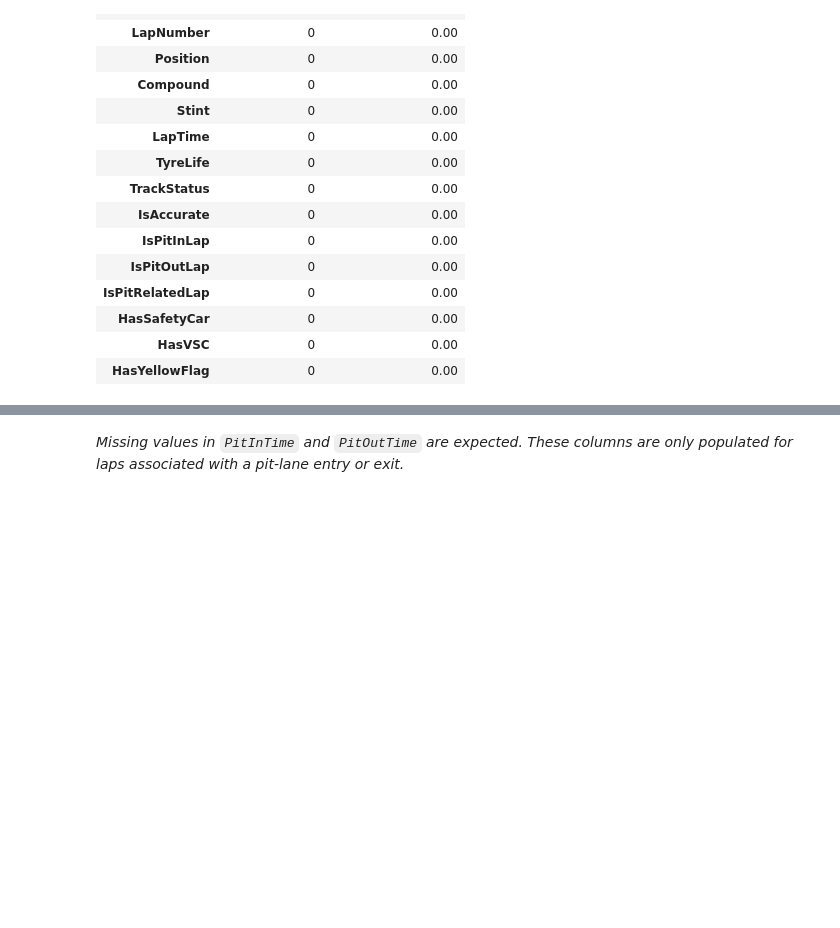
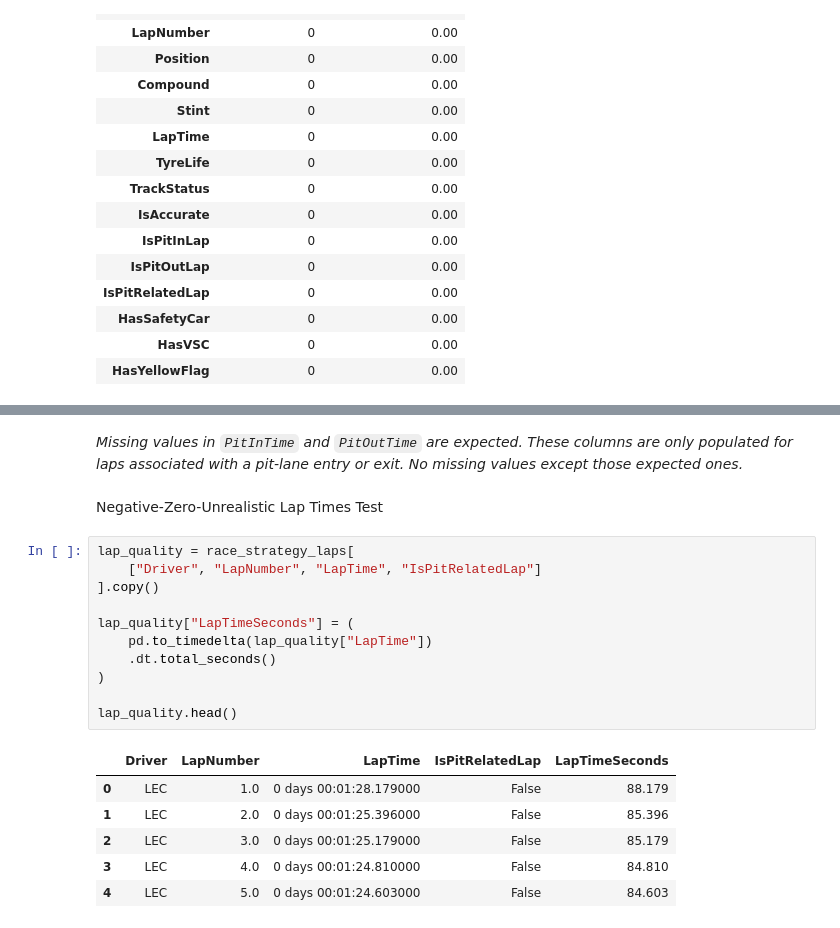
Before and after one commit to umutk11/f1-strategy-optimizer, a Jupyter notebook: notebooks/01_eda.ipynb, the cells around one changed output, grey strips where cells are left out. Saved outputs shown, nothing was run; the diff lists cells and outputs as text; blank space fills up the shorter version.

```diff
--- a/notebooks/01_eda.ipynb
+++ b/notebooks/01_eda.ipynb
@@ -529,2 +554,22 @@ missing_summary
 # %% [markdown]
-*Missing values in `PitInTime` and `PitOutTime` are expected. These columns are only populated for laps associated with a pit-lane entry or exit.*
+*Missing values in `PitInTime` and `PitOutTime` are expected. These columns are only populated for laps associated with a pit-lane entry or exit. No missing values except those expected ones.*
+# %% [markdown]
+Negative-Zero-Unrealistic Lap Times Test
+# %%
+lap_quality = race_strategy_laps[
+    ["Driver", "LapNumber", "LapTime", "IsPitRelatedLap"]
+].copy()
+
+lap_quality["LapTimeSeconds"] = (
+    pd.to_timedelta(lap_quality["LapTime"])
+    .dt.total_seconds()
+)
+
+lap_quality.head()
+# %% [output]
+|  | Driver | LapNumber | LapTime | IsPitRelatedLap | LapTimeSeconds |
+| 0 | LEC | 1.0 | 0 days 00:01:28.179000 | False | 88.179 |
+| 1 | LEC | 2.0 | 0 days 00:01:25.396000 | False | 85.396 |
+| 2 | LEC | 3.0 | 0 days 00:01:25.179000 | False | 85.179 |
+| 3 | LEC | 4.0 | 0 days 00:01:24.810000 | False | 84.810 |
+| 4 | LEC | 5.0 | 0 days 00:01:24.603000 | False | 84.603 |
```
Also changed, not shown: parts of 12 cells of this notebook, 1 other file.
